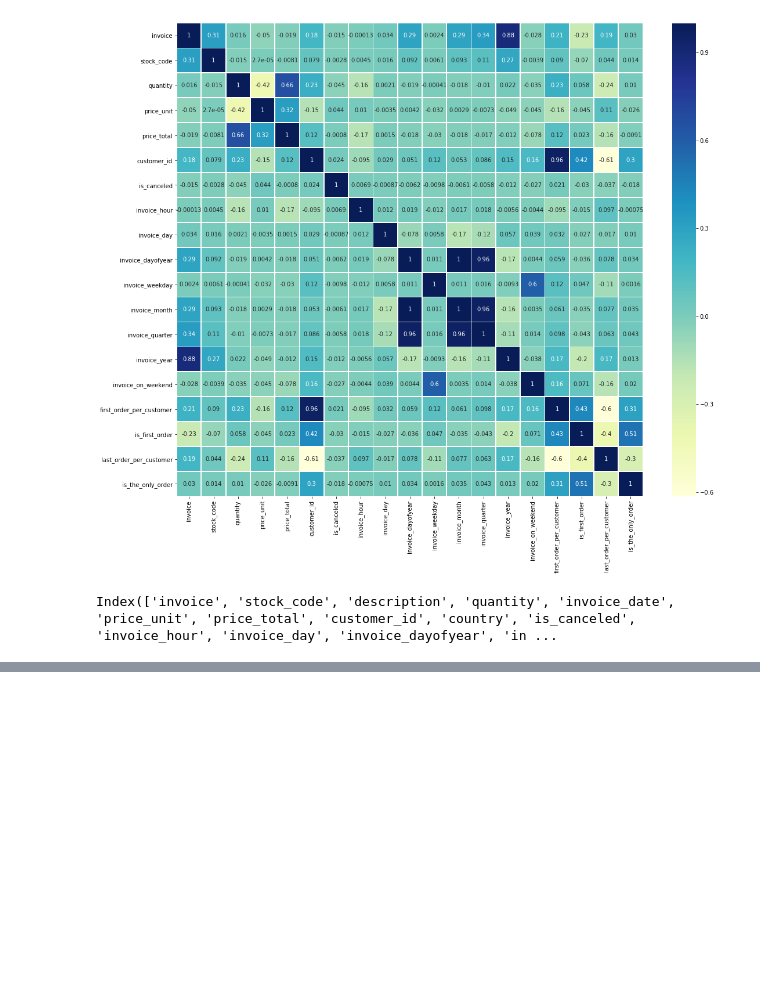
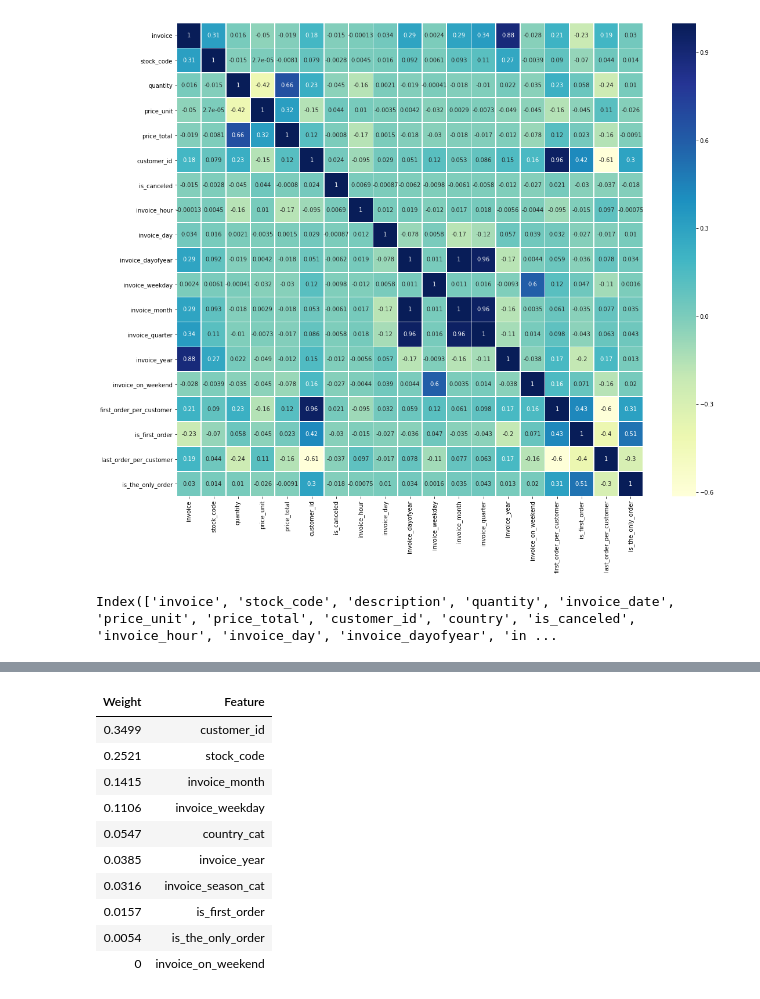
Before and after one commit to mattzajac/DataWorkshop_Competition_Online_Retail, a Jupyter notebook: Konkurs-DW-Absolwenci.ipynb, the cells around one changed output, grey strips where cells are left out. Saved outputs shown, nothing was run; the diff lists cells and outputs as text; code cells hidden in the pictures; blank space fills up the shorter version.

```diff
--- a/Konkurs-DW-Absolwenci.ipynb
+++ b/Konkurs-DW-Absolwenci.ipynb
@@ -681,2 +788,14 @@ eli5.explain_weights_xgboost(model.get_booster(), feature_names=feats, top=50, i
 # %%
-eli5.explain_weights_xgboost(model.get_booster(), feature_names=feats, top=50, importance_type='weight' )
+eli5.explain_weights_xgboost(model.get_booster(), feature_names=clf_feats, top=10, importance_type='weight' )
+# %% [output]
+| Weight | Feature |
+| 0.3499 | customer_id |
+| 0.2521 | stock_code |
+| 0.1415 | invoice_month |
+| 0.1106 | invoice_weekday |
+| 0.0547 | country_cat |
+| 0.0385 | invoice_year |
+| 0.0316 | invoice_season_cat |
+| 0.0157 | is_first_order |
+| 0.0054 | is_the_only_order |
+| 0 | invoice_on_weekend |
```
Also changed, not shown: parts of 16 cells of this notebook.
